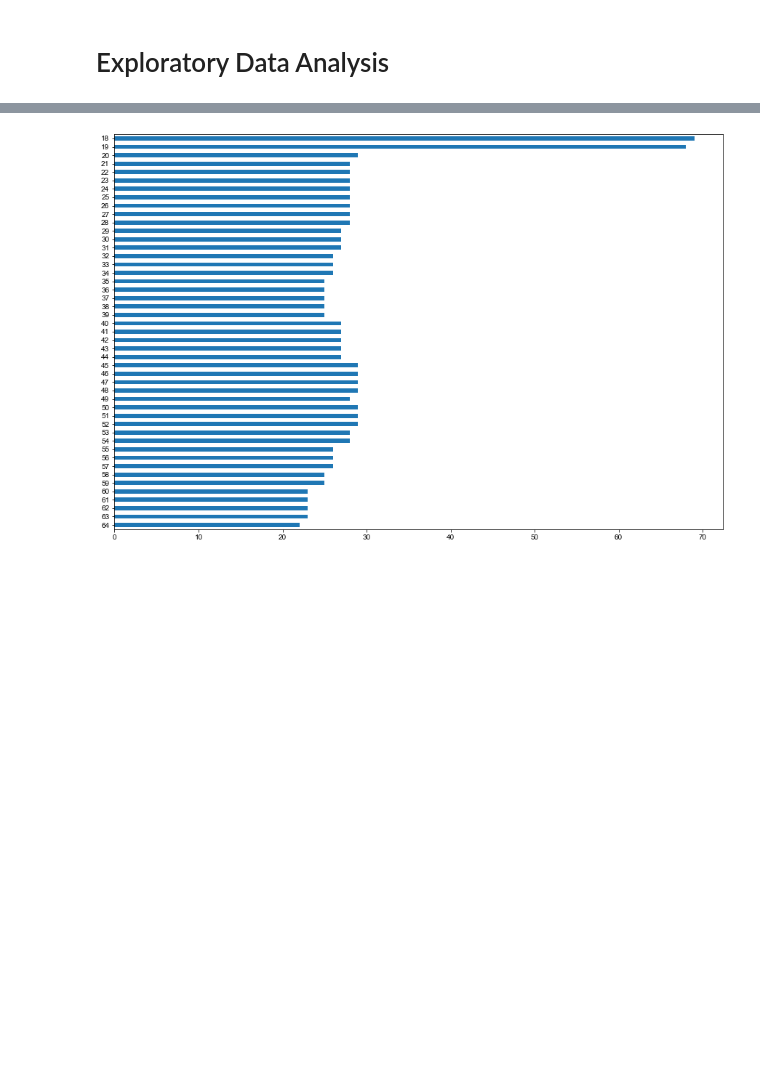
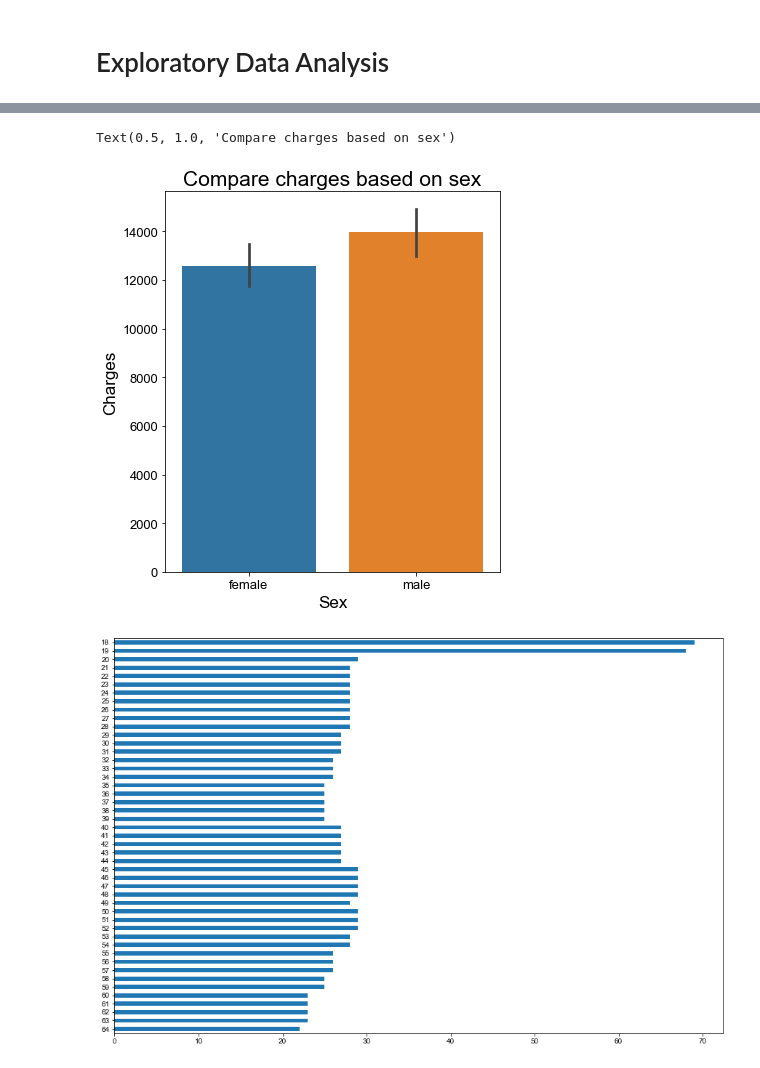
Before and after one commit to diascarolina/project-insurance-forecast, a Jupyter notebook: notebooks/notebook.ipynb, the cells around one changed output, grey strips where cells are left out. Cells and saved outputs as stored; diff of their text form; code cells hidden in the pictures; blank space fills up the shorter version.

```diff
--- a/notebooks/notebook.ipynb
+++ b/notebooks/notebook.ipynb
@@ -76,3 +129,14 @@ memory usage: 73.3+ KB
+# %%
+plt.figure(figsize = (6,7))
+sns.barplot(data = df, x = "sex", y = "charges")
+plt.xticks(fontsize = 13)
+plt.yticks(fontsize = 13)
+plt.xlabel("Sex", fontsize = 17)
+plt.ylabel("Charges", fontsize = 17)
+plt.title("Compare charges based on sex", fontsize = 21)
+# %% [output]
+Text(0.5, 1.0, 'Compare charges based on sex')
+[figure, added]
 # %%
 df.age.value_counts().sort_index(ascending = False).plot(kind = 'barh', figsize = (15, 10))
 plt.show()
```
Also changed, not shown: parts of 46 cells of this notebook.
